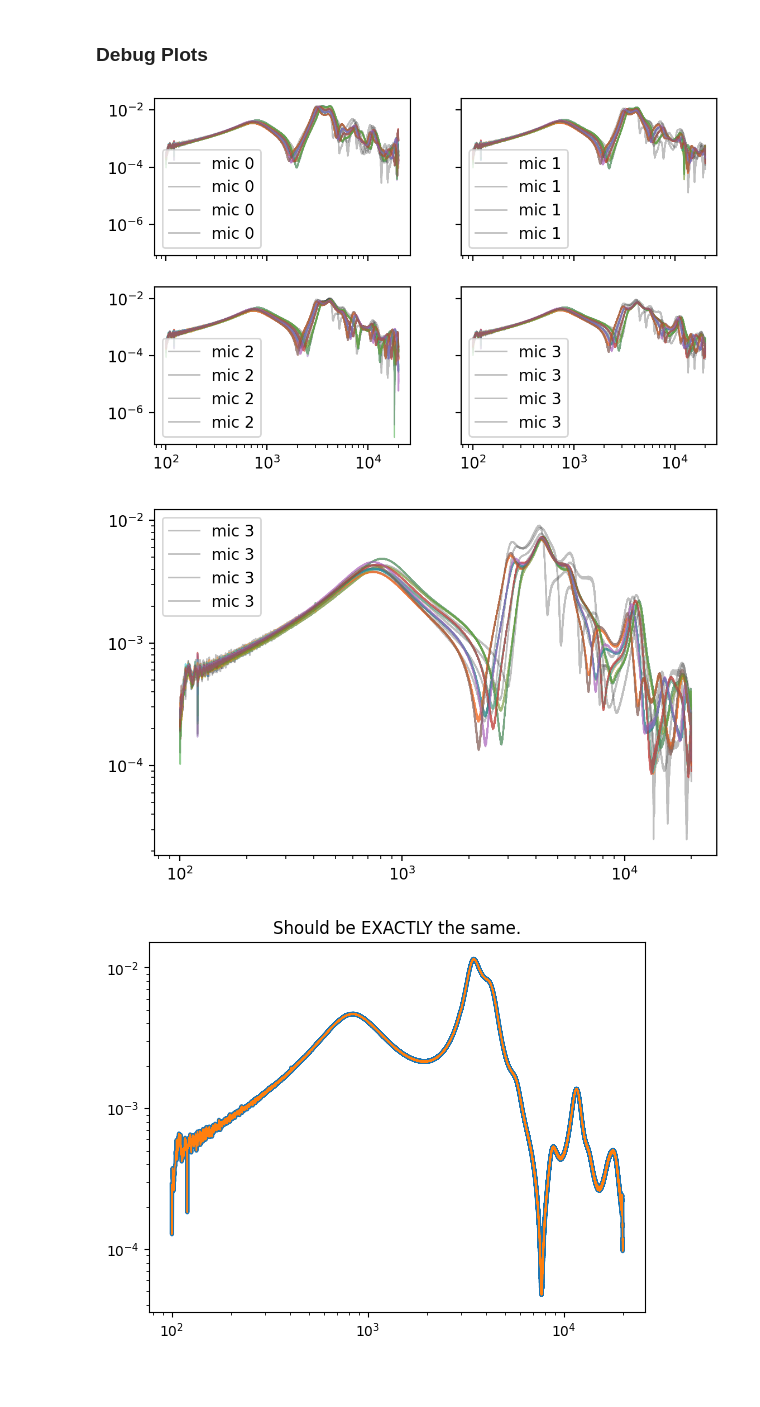
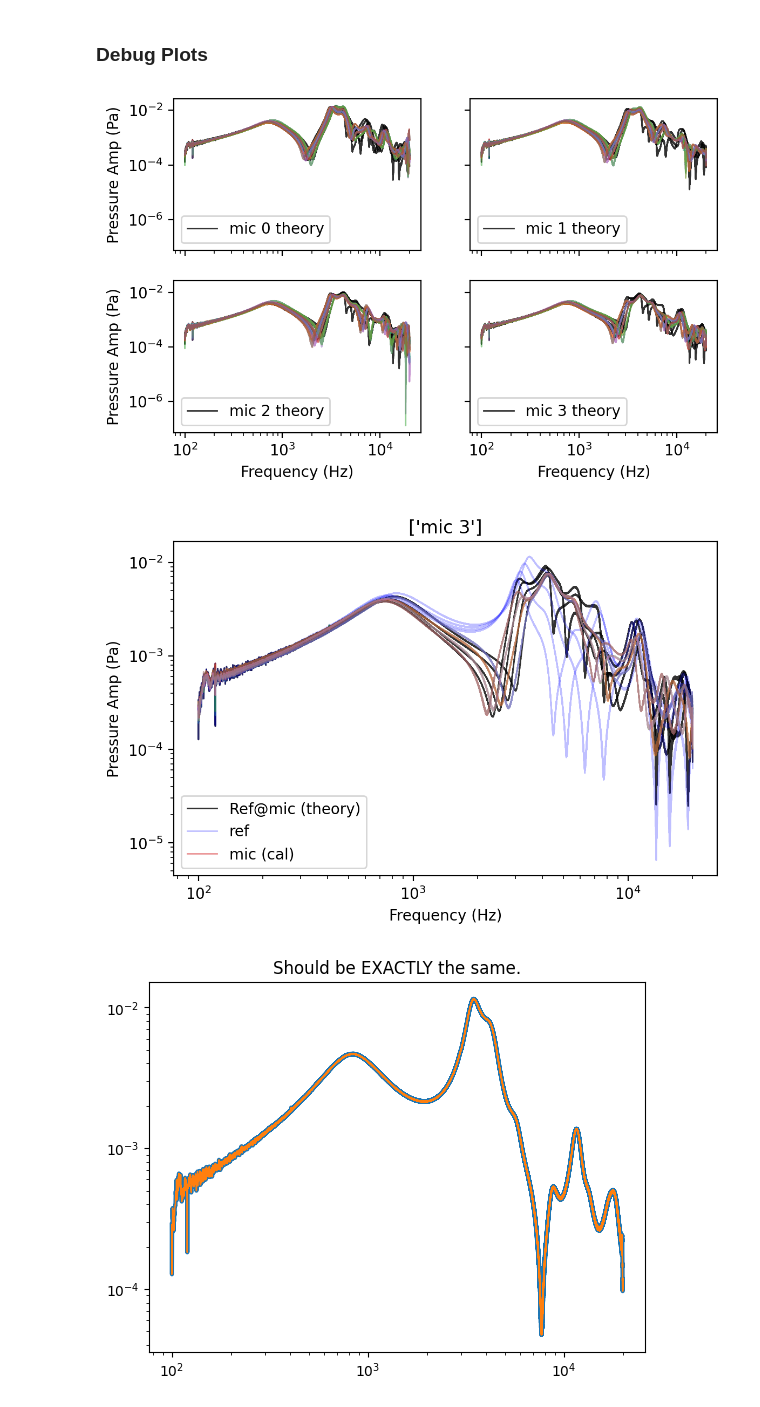
Before and after one commit to Tympan/auren-python, a Jupyter notebook: jupyter_notebooks/2024-03-29_owai_calibration_1.ipynb, the cells around one changed output. Drawn from its saved outputs; the diff is of its cells as text; code cells hidden in the pictures; blank space fills up the shorter version.

Commit message:
ENH: Finish v0 probe calibration. Still need to finish validation tests. At this point waiting on better hardware.

```diff
--- a/jupyter_notebooks/2024-03-29_owai_calibration_1.ipynb
+++ b/jupyter_notebooks/2024-03-29_owai_calibration_1.ipynb
@@ -296,9 +324,9 @@ amp = amp_alpha[..., 0].mean()
 # Find the correction term compared to theory
 p_theory = np.array([[get_ptheory(
     f_ref[i, j] * units.Hz,
-    x_probe[i] + 0*length_offset_cavern[i],
+    x_probe[i] + length_offset_cavern[i],
     cavern_model,
-    L=length_tests[i] + 0*length_offset_cavern[i],
+    L=length_tests[i] + length_offset_cavern[i],
     absorption_loss=alpha,
     P0=1)
     for j in range(f_ref.shape[1])]
@@ -355,9 +391,9 @@ speaker_p_correction_on_f = np.array(
      for i in range(f_ref.shape[0])])
 p_theory_mic = np.array([[[get_ptheory(
     f[i, j] * units.Hz,
-    x_mic[k] + 0*length_offset_cavern[i],
+    x_mic[k] + length_offset_cavern[i],
     cavern_model,
-    L=length_tests[i] + 0*length_offset_cavern[i],
+    L=length_tests[i] + length_offset_cavern[i],
     absorption_loss=alpha,
     # P0=calibration_data["speaker_amplitude_f"](f[i, j], calibration_data["speaker_amplitude"])
     P0=speaker_p_correction_on_f[i, j]
@@ -380,7 +416,7 @@ N = p_ref.shape[0]
 splinedata = [interpolate.splrep(
     np.log10(f[N, 0]), np.log10(np.abs(mic_p_correction[:, :, i].mean(axis=1).mean(axis=0))),
     w=1/f[N, 0],
-    s=1.5/f.shape[-1]) for i in range(p.shape[2])]
+    s=2/f.shape[-1]) for i in range(p.shape[2])]
 calibration_data["mic_amplitude"] = splinedata
 calibration_data["mic_amplitude_f"] = lambda f, p: np.stack([10**interpolate.splev(np.log10(f), p[i]) for i in range(len(p))], axis=0)
 
@@ -393,7 +429,11 @@ for i in range(2):
         lw = 1
         axs[i,j].loglog(f[0, 0], np.abs(mic_p_correction[:, :, ii]).T.reshape(f[0, 0].size, -1), lw=lw, alpha=0.5)
         axs[i,j].loglog(f[0, 0], np.abs(mic_p_correction[:, :, ii]).mean(axis=1).mean(axis=0), 'r', lw=1, alpha=1)
-        axs[i,j].loglog(f[0, 0], np.abs(mic_cal[ii]).T, 'k', label="mic %d" % ii, lw=lw, alpha=0.75)
+        axs[i,j].loglog(f[0, 0], np.abs(mic_cal[ii]).T, 'k', label="mic %d fit" % ii, lw=lw, alpha=0.75)
         axs[i,j].legend()
+axs[-1, 0].set_xlabel('Frequency (Hz)')
+axs[-1, 1].set_xlabel('Frequency (Hz)')
+axs[0, 0].set_ylabel(r'Correction ($\frac{p_{theory}}{p_{mic}}$)')
+axs[-1, 0].set_ylabel(r'(Correction $\frac{p_{theory}}{p_{mic}}$)')
 plt.show()
 # %% [output]
@@ -407,23 +447,34 @@ for i in range(2):
     for j in range(2):
         ii = i * 2 + j
         lw = 1
-        axs[i,j].loglog(f[0, 0], np.abs(p_theory_mic[:, 0, ii]).T, 'k', label="mic %d" % ii, lw=lw, alpha=0.25)
+        axs[i,j].loglog(f[0, 0], np.abs(p_theory_mic[:, 0, ii]).T, 'k', lw=lw, alpha=0.8)
         axs[i,j].loglog(f[0, 0], np.abs(p[:, :, ii] * mic_cal[ii]).T.reshape(f[0, 0].size, -1), lw=lw, alpha=0.5)
-        axs[i,j].legend()
+        axs[i,j].legend(["mic %d theory" % ii])
+axs[-1, 0].set_xlabel('Frequency (Hz)')
+axs[-1, 1].set_xlabel('Frequency (Hz)')
+axs[0, 0].set_ylabel(r'Pressure Amp (Pa)')
+axs[-1, 0].set_ylabel(r'Pressure Amp (Pa)')
 plt.show()
 # %% [output]
-[figure, old version]
+[figure, new version]
 # %%
 fig, axs = plt.subplots(1, 1, sharex=True, sharey=True, **figkwargs)
 i = 1; j=1
 ii = i * 2 + j
 lw = 1
-axs.loglog(f[0, 0], np.abs(p_theory_mic[:, 0, ii]).T, 'k', label="mic %d" % ii, lw=lw, alpha=0.25)
-axs.loglog(f[0, 0], np.abs(p[:, :, ii] * mic_cal[ii]).T.reshape(f[0, 0].size, -1), lw=lw, alpha=0.5)
-axs.legend()
+axs.loglog(f[0, 0], np.abs(p_theory_mic[:N, 0, ii]).T, 'k', lw=lw, alpha=0.8)
+axs.loglog(f_ref[0, 0], np.abs(p_ref[:, 0]).T, 'b', lw=lw, alpha=0.25)
+axs.loglog(f[0, 0], np.abs(p[:N, :, ii] * mic_cal[ii]).T.reshape(f[0, 0].size, -1), lw=lw, alpha=0.5)
+axs.set_title(["mic %d" % ii])
+axs.set_xlabel('Frequency (Hz)')
+axs.set_ylabel(r'Pressure Amp (Pa)')
+custom_lines = [plt.Line2D([0], [0], color='k', lw=1, alpha=0.8),
+                plt.Line2D([0], [0], color='b', lw=1, alpha=0.25),
+                plt.Line2D([0], [0], color='C3', lw=1, alpha=0.5)]
+axs.legend(custom_lines, ['Ref@mic (theory)', 'ref', 'mic (cal)'])
 plt.show()
 # %% [output]
-[figure, old version]
+[figure, new version]
 # %%
 i=0; j=0
 p_theory_check = get_ptheory(
```
Also changed, not shown: parts of 39 cells of this notebook, 1 other file.
